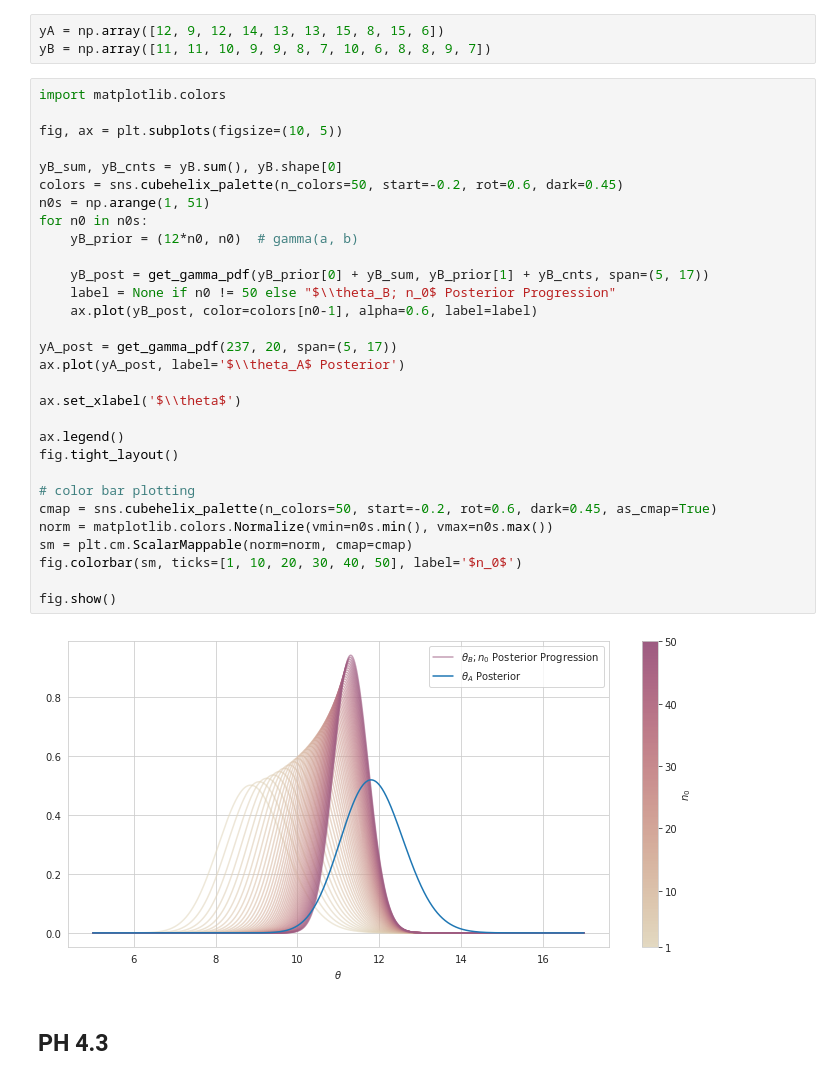
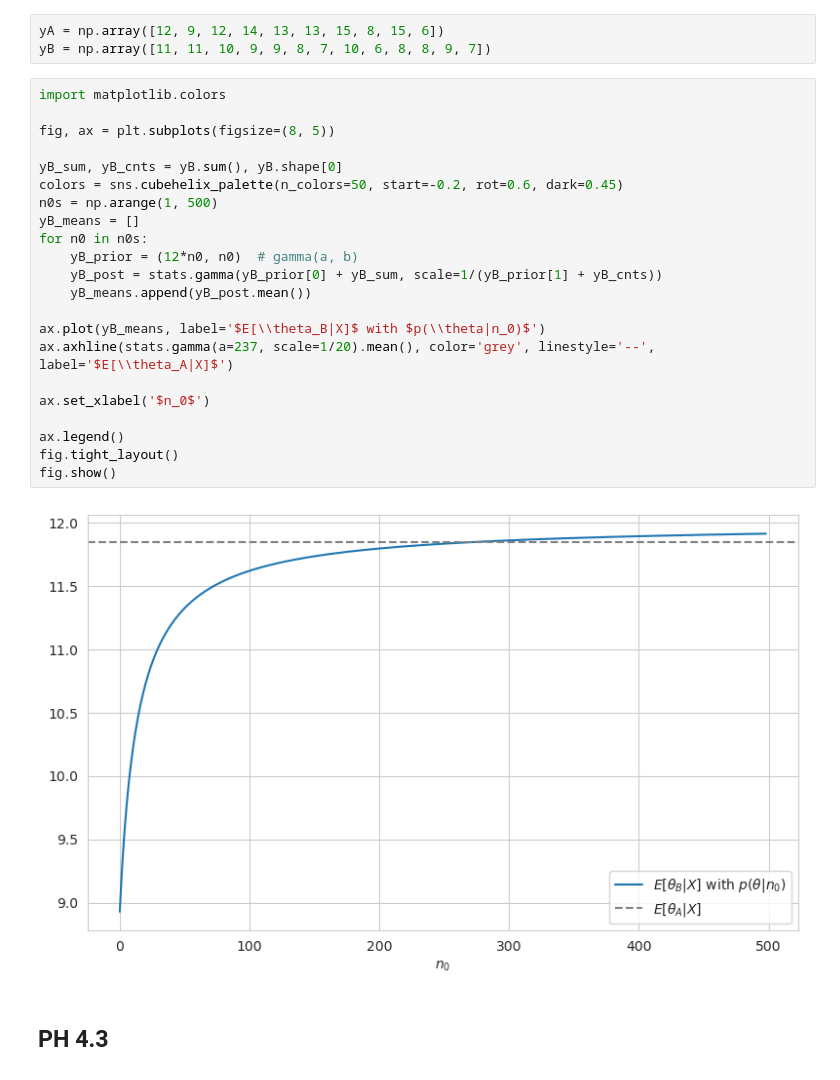
Before and after one commit to WHITSNAK/sta_602, a Jupyter notebook: hw3/hw3.ipynb, the cells around one changed output. Cells and saved outputs as stored; diff of their text form.

```diff
--- a/hw3/hw3.ipynb
+++ b/hw3/hw3.ipynb
@@ -35,35 +35,27 @@ yB = np.array([11, 11, 10, 9, 9, 8, 7, 10, 6, 8, 8, 9, 7])
 # %%
 import matplotlib.colors
 
-fig, ax = plt.subplots(figsize=(10, 5))
+fig, ax = plt.subplots(figsize=(8, 5))
 
 yB_sum, yB_cnts = yB.sum(), yB.shape[0]
 colors = sns.cubehelix_palette(n_colors=50, start=-0.2, rot=0.6, dark=0.45)
-n0s = np.arange(1, 51)
+n0s = np.arange(1, 500)
+yB_means = []
 for n0 in n0s:
     yB_prior = (12*n0, n0)  # gamma(a, b)
+    yB_post = stats.gamma(yB_prior[0] + yB_sum, scale=1/(yB_prior[1] + yB_cnts))
+    yB_means.append(yB_post.mean())
 
-    yB_post = get_gamma_pdf(yB_prior[0] + yB_sum, yB_prior[1] + yB_cnts, span=(5, 17))
-    label = None if n0 != 50 else "$\\theta_B; n_0$ Posterior Progression"
-    ax.plot(yB_post, color=colors[n0-1], alpha=0.6, label=label)
+ax.plot(yB_means, label='$E[\\theta_B|X]$ with $p(\\theta|n_0)$')
+ax.axhline(stats.gamma(a=237, scale=1/20).mean(), color='grey', linestyle='--', label='$E[\\theta_A|X]$')
 
-yA_post = get_gamma_pdf(237, 20, span=(5, 17))
-ax.plot(yA_post, label='$\\theta_A$ Posterior')
-
-ax.set_xlabel('$\\theta$')
+ax.set_xlabel('$n_0$')
 
 ax.legend()
 fig.tight_layout()
-
-# color bar plotting
-cmap = sns.cubehelix_palette(n_colors=50, start=-0.2, rot=0.6, dark=0.45, as_cmap=True)
-norm = matplotlib.colors.Normalize(vmin=n0s.min(), vmax=n0s.max())
-sm = plt.cm.ScalarMappable(norm=norm, cmap=cmap)
-fig.colorbar(sm, ticks=[1, 10, 20, 30, 40, 50], label='$n_0$')
-
 fig.show()
 # %% [output]
-[figure, old version]
+[figure, new version]
 # %% [markdown]
 ## PH 4.3
 # %%
```
Also changed, not shown: parts of 1 cell of this notebook, 3 other files.
